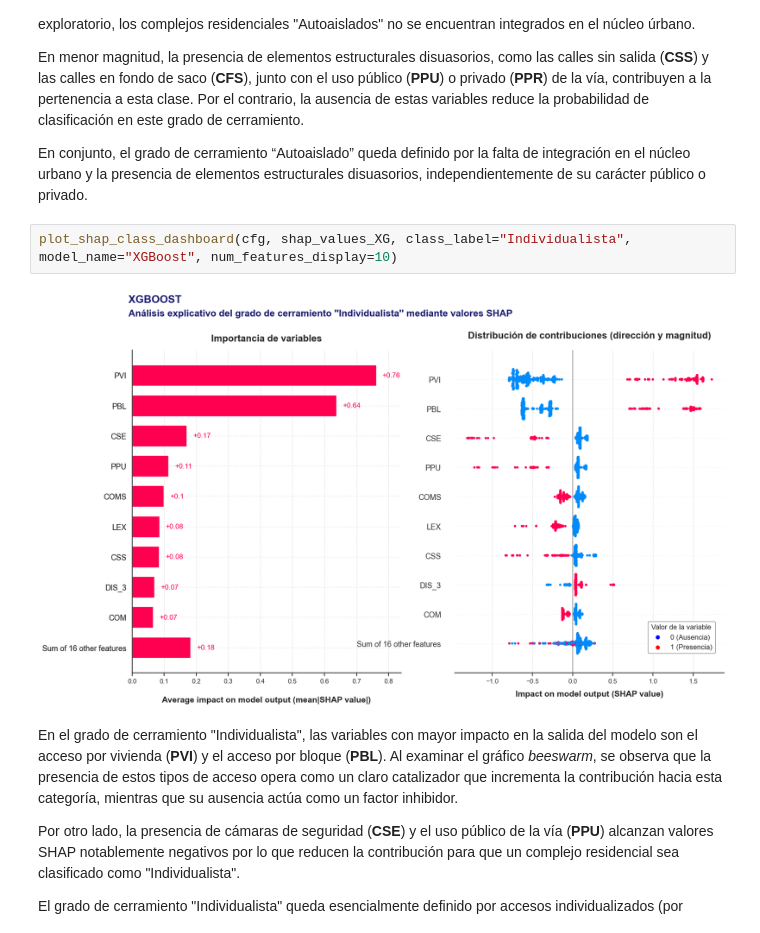
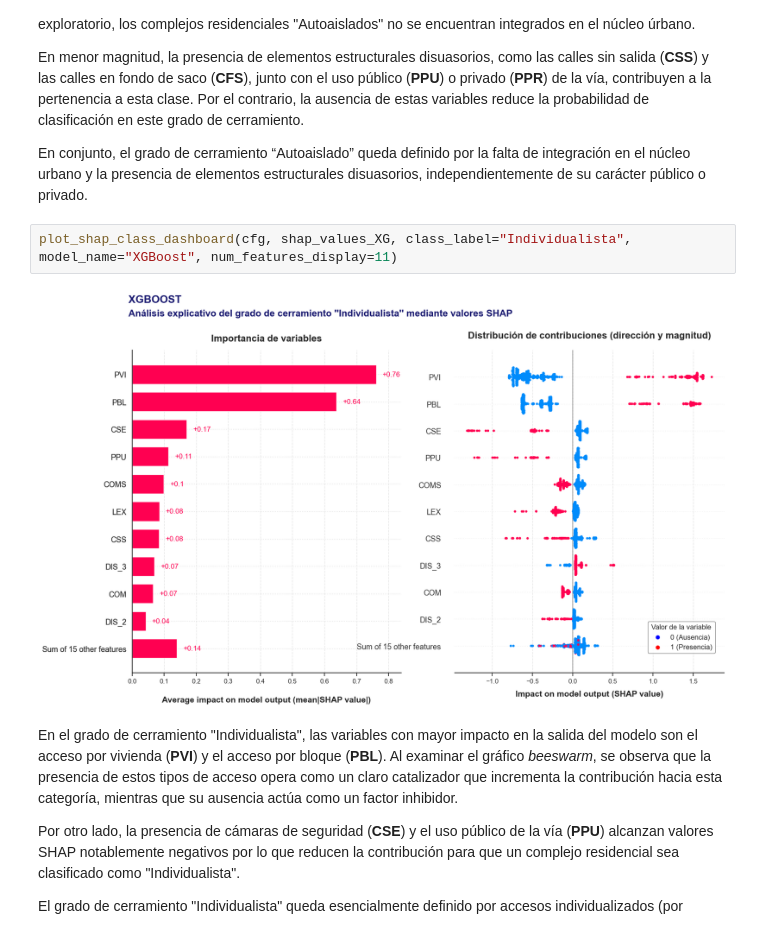
Before and after one commit to davidfernxndez/urban-residential-classification, a Jupyter notebook: notebooks/06_Global_Interpretability_analysis.ipynb, the cells around one changed output. Cells and saved outputs as stored; diff of their text form.

```diff
--- a/notebooks/06_Global_Interpretability_analysis.ipynb
+++ b/notebooks/06_Global_Interpretability_analysis.ipynb
@@ -591,9 +591,9 @@ En menor magnitud, la presencia de elementos estructurales disuasorios, como las
 
 En conjunto, el grado de cerramiento “Autoaislado” queda definido por la falta de integración en el núcleo urbano y la presencia de elementos estructurales disuasorios, independientemente de su carácter público o privado.
 # %%
-plot_shap_class_dashboard(cfg, shap_values_XG, class_label="Individualista", model_name="XGBoost", num_features_display=10)
+plot_shap_class_dashboard(cfg, shap_values_XG, class_label="Individualista", model_name="XGBoost", num_features_display=11)
 # %% [output]
-[figure, old version]
+[figure, new version]
 # %% [markdown]
 En el grado de cerramiento "Individualista", las variables con mayor impacto en la salida del modelo son el acceso por vivienda (**PVI**) y el acceso por bloque (**PBL**). Al examinar el gráfico *beeswarm*, se observa que la presencia de estos tipos de acceso opera como un claro catalizador que incrementa la contribución hacia esta categoría, mientras que su ausencia actúa como un factor inhibidor.
 
```
Also changed, not shown: parts of 4 cells of this notebook, 18 other files.
